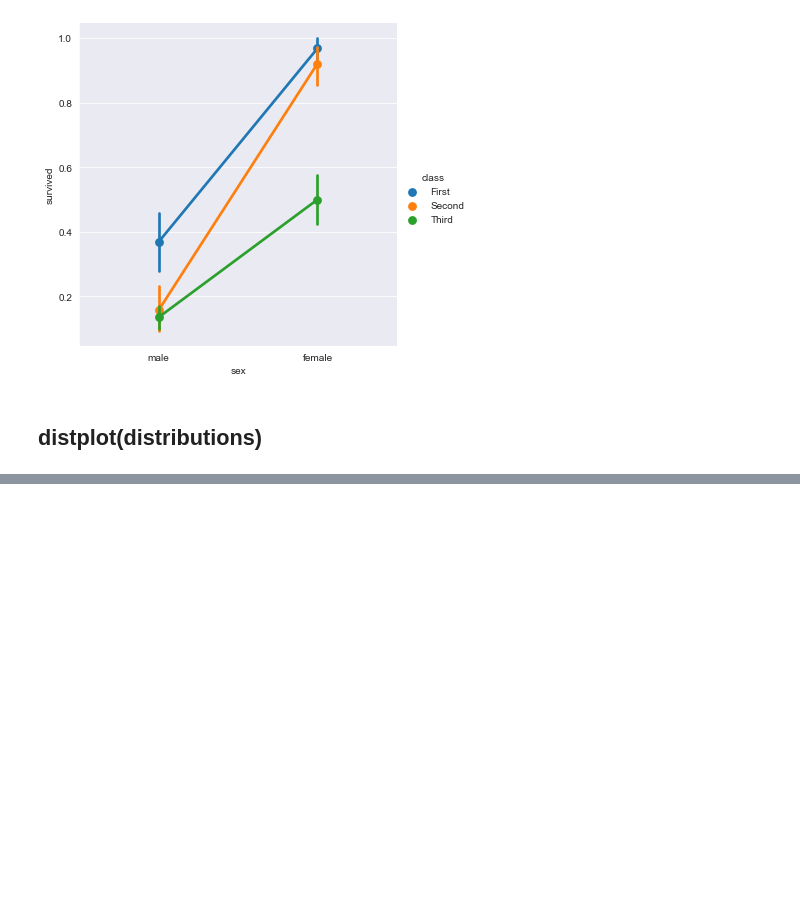
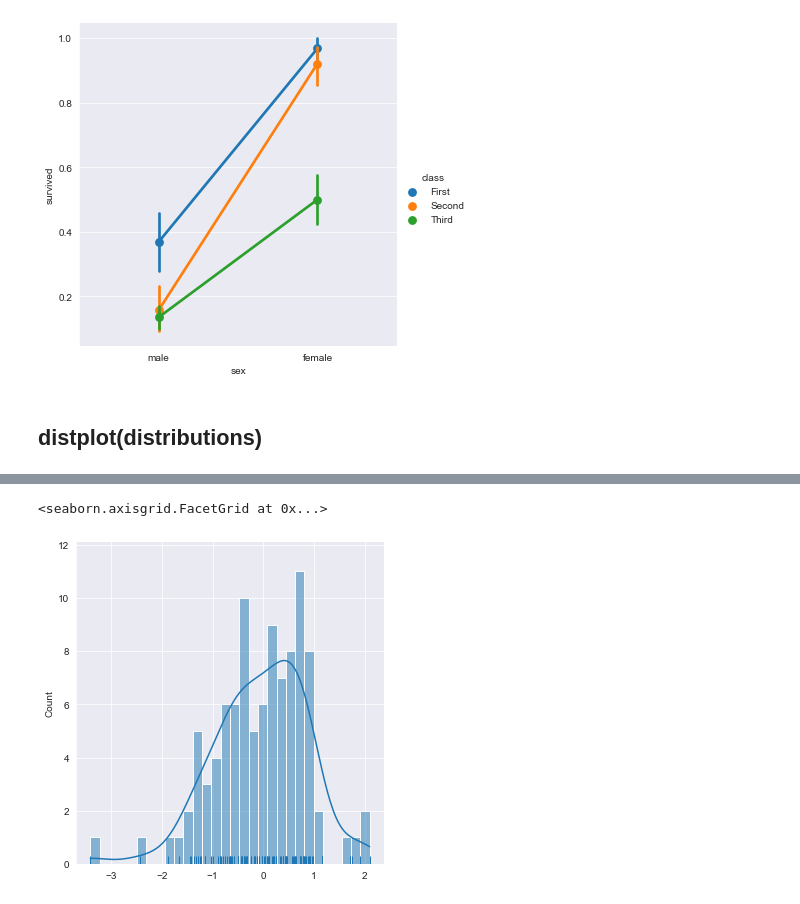
Before and after one commit to Peyman-07/Ride_acceptance, a Jupyter notebook: docs/tutorials/Visualization.ipynb, the cells around one changed output, grey strips where cells are left out. Saved outputs shown, nothing was run; the diff lists cells and outputs as text; code cells hidden in the pictures; blank space fills up the shorter version.

```diff
--- a/docs/tutorials/Visualization.ipynb
+++ b/docs/tutorials/Visualization.ipynb
@@ -327,0 +340,5 @@ sns.catplot(x='sex', y='survived', data=titanic, kind='point', hue='class')
+# %%
+sns.displot(x, kde=True, rug=True, bins=30)
+# %% [output]
+<seaborn.axisgrid.FacetGrid at 0x...>
+[figure, added]
```
Also changed, not shown: parts of 37 cells of this notebook, 11 other files.
